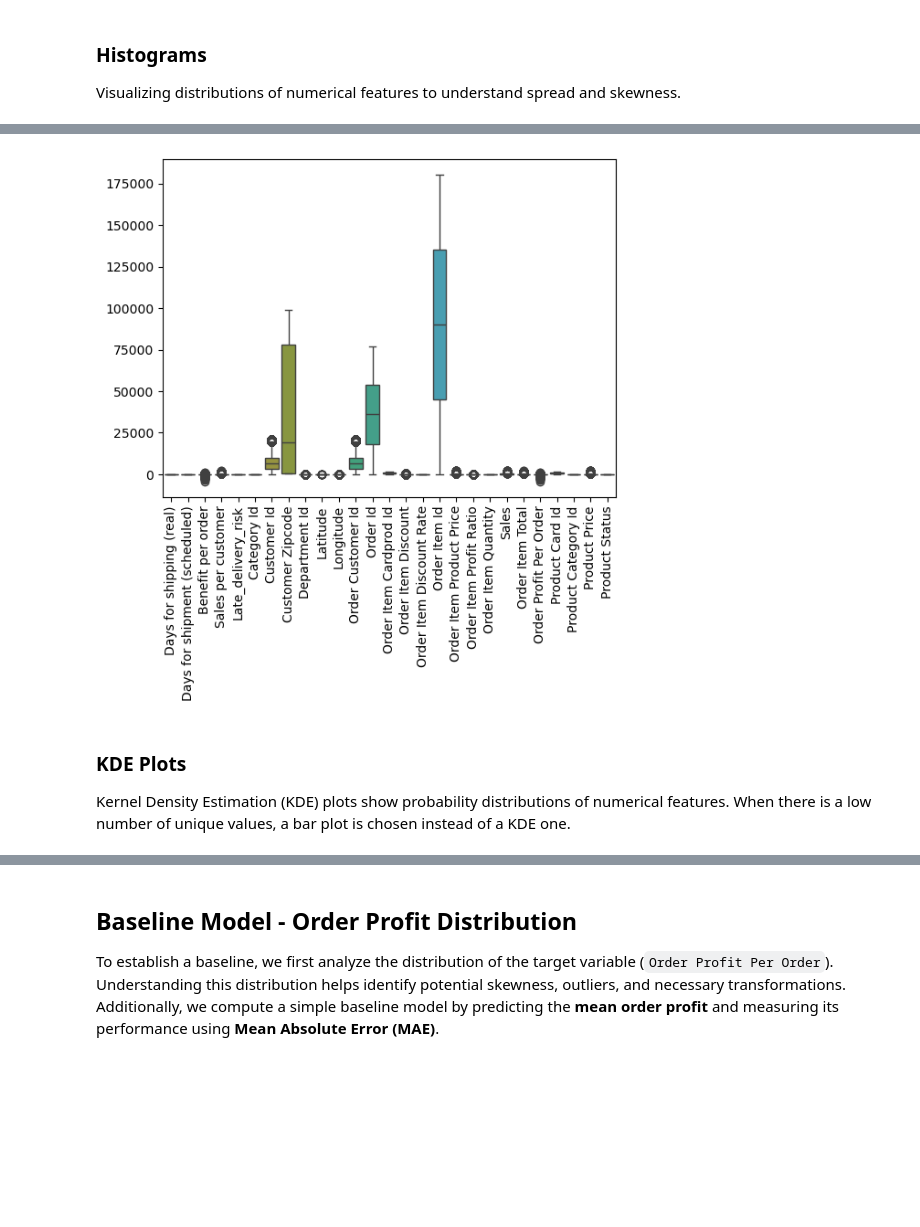
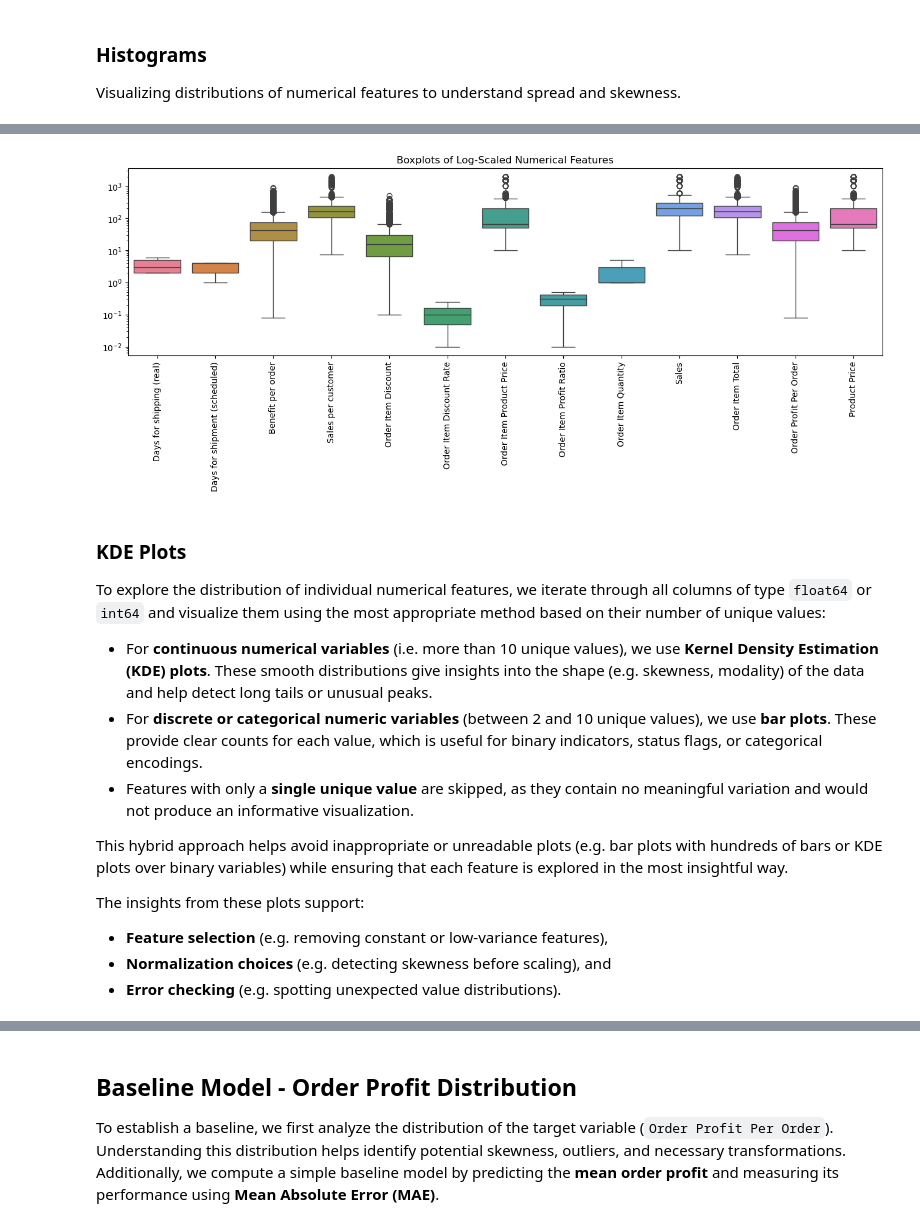
Before and after one commit to thomashz246/Master-Thesis, a Jupyter notebook: EDA_short.ipynb, the cells around one changed output, grey strips where cells are left out. Cells and saved outputs as stored; diff of their text form; code cells hidden in the pictures; blank space fills up the shorter version.

```diff
--- a/EDA_short.ipynb
+++ b/EDA_short.ipynb
@@ -152,11 +179,46 @@ Boxplots help detect outliers and understand feature ranges.
 # %%
-sns.boxplot(data=df.select_dtypes(include=['float64', 'int64']))
+features_to_plot = [
+    "Days for shipping (real)",
+    "Days for shipment (scheduled)",
+    "Benefit per order",
+    "Sales per customer",
+    "Order Item Discount",
+    "Order Item Discount Rate",
+    "Order Item Product Price",
+    "Order Item Profit Ratio",
+    "Order Item Quantity",
+    "Sales",
+    "Order Item Total",
+    "Order Profit Per Order",
+    "Product Price"
+]
+
+# Filter the dataframe to only positive values to avoid issues with log scale
+df_filtered = df[features_to_plot].copy()
+df_filtered = df_filtered[(df_filtered > 0).all(axis=1)]
+
+# Plot
+plt.figure(figsize=(16, 4))
+sns.boxplot(data=df_filtered)
+plt.yscale("log")
 plt.xticks(rotation=90)
+plt.title("Boxplots of Log-Scaled Numerical Features")
 plt.show()
 # %% [output]
-[figure, old version]
+[figure, new version]
 # %% [markdown]
-### KDE Plots
+### **KDE Plots**
 
-Kernel Density Estimation (KDE) plots show probability distributions of numerical features. When there is a low number of unique values, a bar plot is chosen instead of a KDE one.
+To explore the distribution of individual numerical features, we iterate through all columns of type `float64` or `int64` and visualize them using the most appropriate method based on their number of unique values:
+
+- For **continuous numerical variables** (i.e. more than 10 unique values), we use **Kernel Density Estimation (KDE) plots**. These smooth distributions give insights into the shape (e.g. skewness, modality) of the data and help detect long tails or unusual peaks.
+- For **discrete or categorical numeric variables** (between 2 and 10 unique values), we use **bar plots**. These provide clear counts for each value, which is useful for binary indicators, status flags, or categorical encodings.
+- Features with only a **single unique value** are skipped, as they contain no meaningful variation and would not produce an informative visualization.
+
+This hybrid approach helps avoid inappropriate or unreadable plots (e.g. bar plots with hundreds of bars or KDE plots over binary variables) while ensuring that each feature is explored in the most insightful way.
+
+The insights from these plots support:
+- **Feature selection** (e.g. removing constant or low-variance features),
+- **Normalization choices** (e.g. detecting skewness before scaling), and
+- **Error checking** (e.g. spotting unexpected value distributions).
 # %%
```
Also changed, not shown: parts of 17 cells of this notebook.
